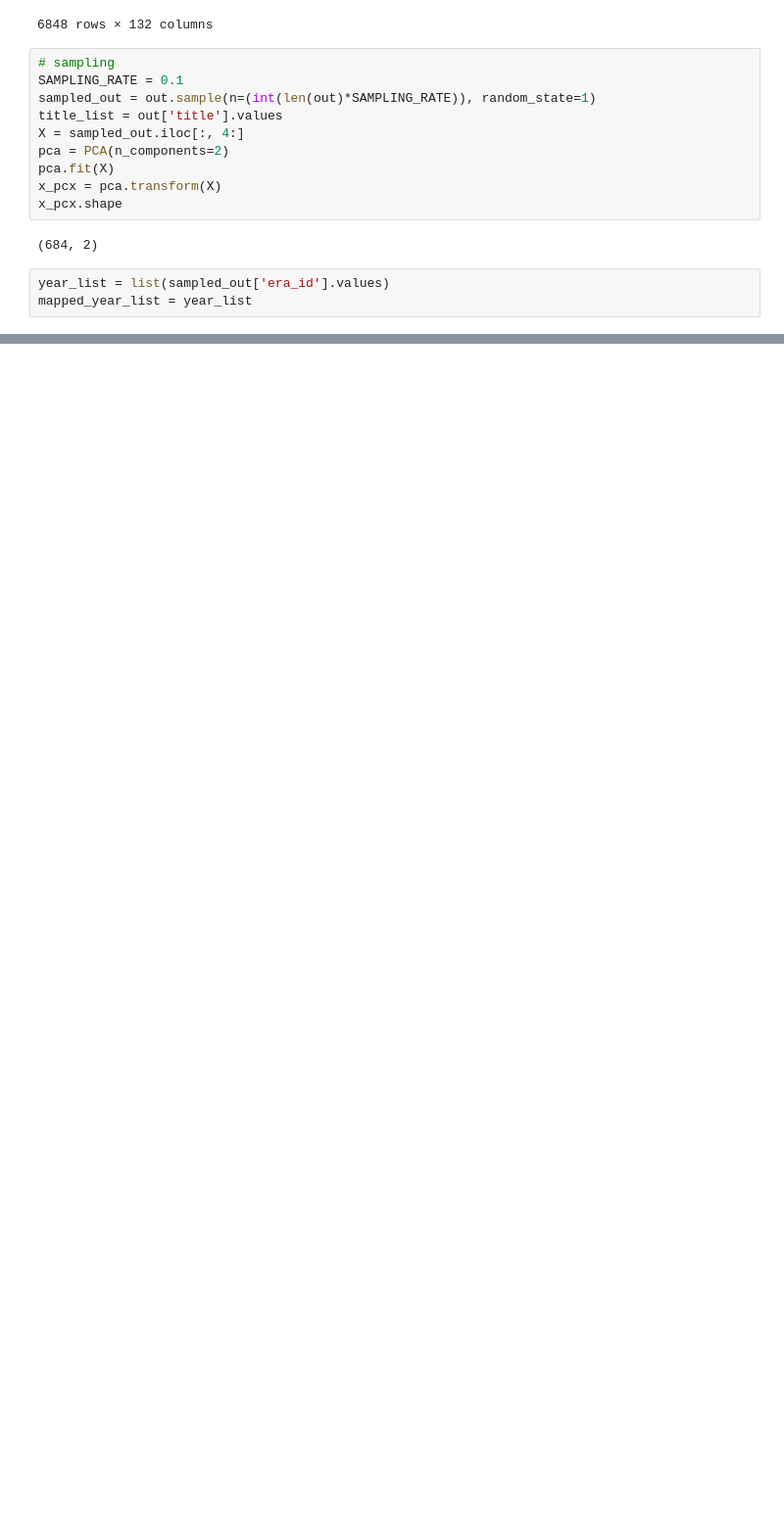
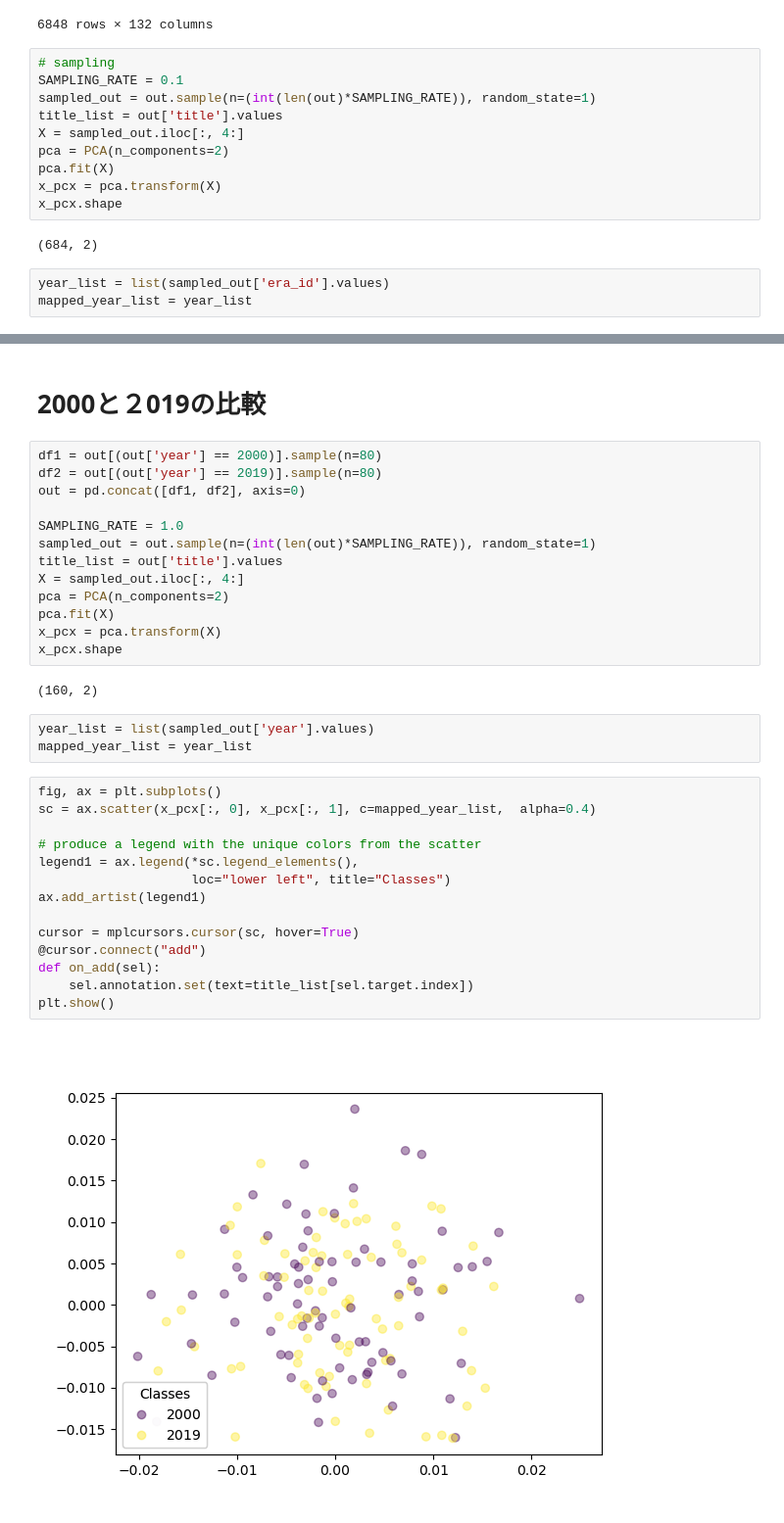
Before and after one commit to spec2/ThesisVisualizationTools, a Jupyter notebook: ACL-anthology-corpus/acl_anthology_full-text.ipynb, the cells around one changed output, grey strips where cells are left out. Shown: that part at 98% size. Saved outputs shown, nothing was run; the diff lists cells and outputs as text; blank space fills up the shorter version.

```diff
--- a/ACL-anthology-corpus/acl_anthology_full-text.ipynb
+++ b/ACL-anthology-corpus/acl_anthology_full-text.ipynb
@@ -189,0 +196,36 @@ plt.show()
+# %% [markdown]
+# 2000と２019の比較
+# %%
+df1 = out[(out['year'] == 2000)].sample(n=80)
+df2 = out[(out['year'] == 2019)].sample(n=80)
+out = pd.concat([df1, df2], axis=0)
+
+SAMPLING_RATE = 1.0
+sampled_out = out.sample(n=(int(len(out)*SAMPLING_RATE)), random_state=1)
+title_list = out['title'].values
+X = sampled_out.iloc[:, 4:]
+pca = PCA(n_components=2)
+pca.fit(X)
+x_pcx = pca.transform(X)
+x_pcx.shape
+# %% [output]
+(160, 2)
+# %%
+year_list = list(sampled_out['year'].values)
+mapped_year_list = year_list
+# %%
+fig, ax = plt.subplots()
+sc = ax.scatter(x_pcx[:, 0], x_pcx[:, 1], c=mapped_year_list,  alpha=0.4)
+
+# produce a legend with the unique colors from the scatter
+legend1 = ax.legend(*sc.legend_elements(),
+                    loc="lower left", title="Classes")
+ax.add_artist(legend1)
+
+cursor = mplcursors.cursor(sc, hover=True)
+@cursor.connect("add")
+def on_add(sel):
+    sel.annotation.set(text=title_list[sel.target.index])
+plt.show()
+# %% [output]
+[figure, added]
```
Also changed, not shown: parts of 9 cells of this notebook, 2 other files.
